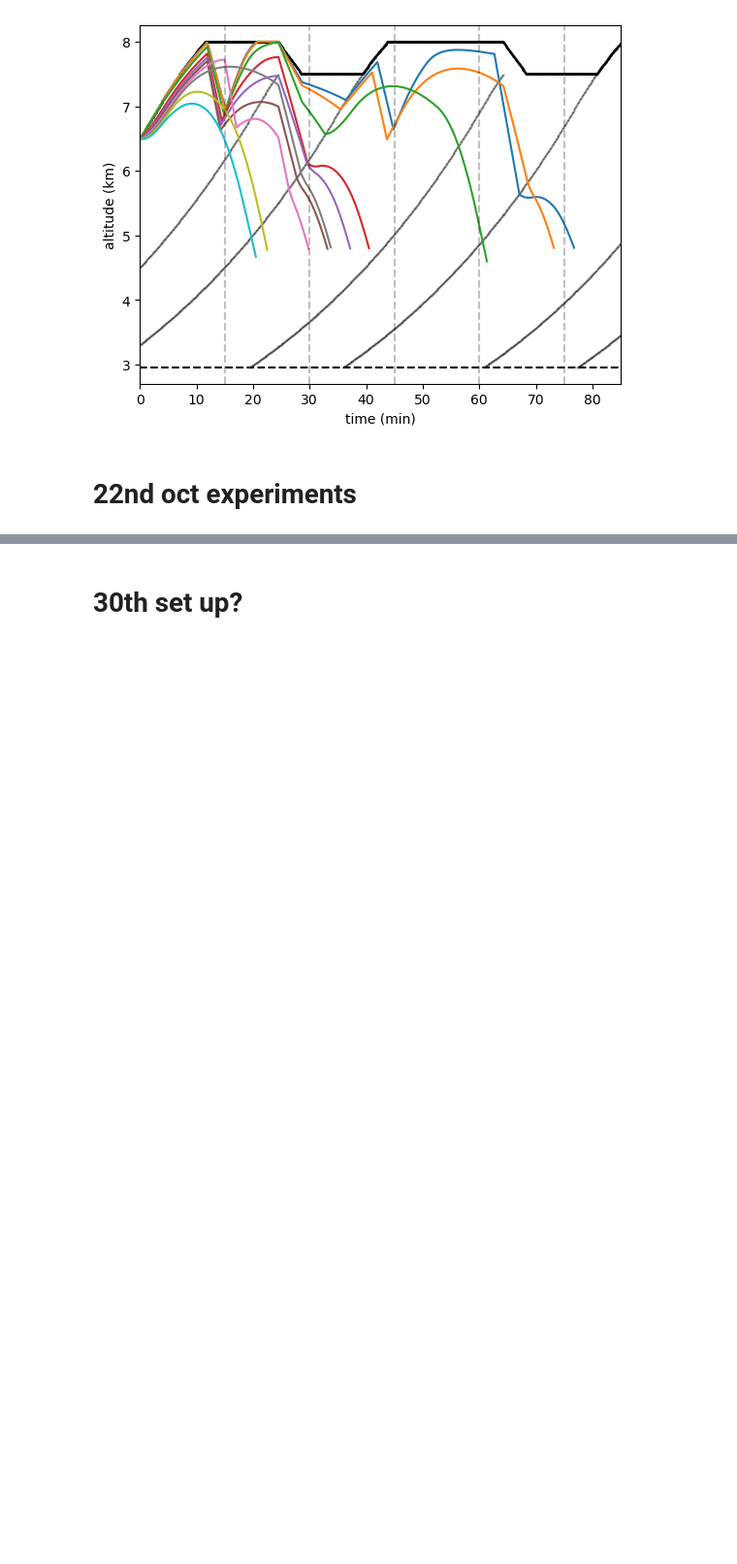
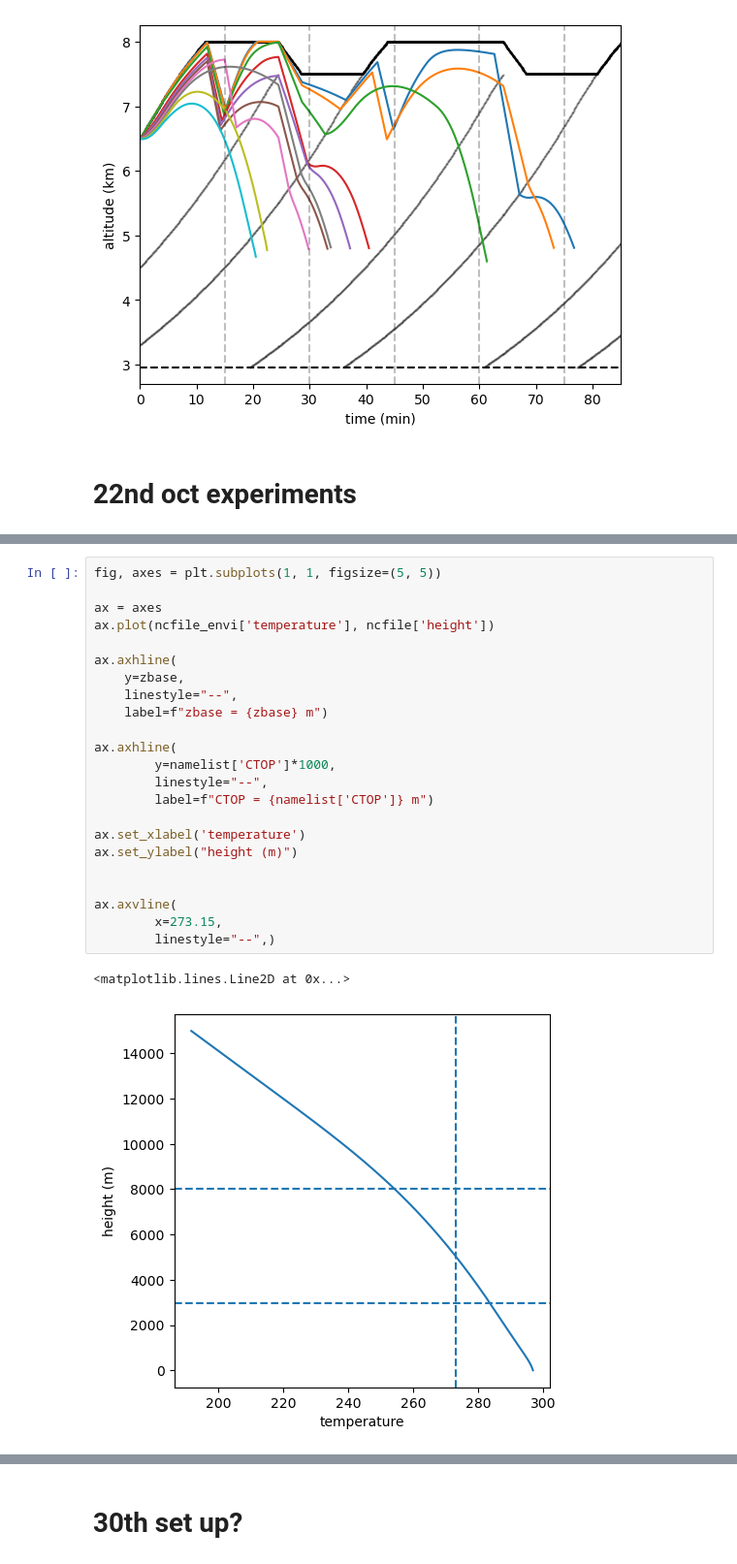
Before and after one commit to ezriri/simple-graupel-model, a Jupyter notebook: model_development/plotting_output.ipynb, the cells around one changed output, grey strips where cells are left out. Shown at 97% size. Cells and saved outputs as stored; diff of their text form; blank space fills up the shorter version.

```diff
--- a/model_development/plotting_output.ipynb
+++ b/model_development/plotting_output.ipynb
@@ -744,0 +744,26 @@ plt.show()
+# %%
+fig, axes = plt.subplots(1, 1, figsize=(5, 5))
+
+ax = axes
+ax.plot(ncfile_envi['temperature'], ncfile['height'])
+
+ax.axhline(
+    y=zbase,
+    linestyle="--",
+    label=f"zbase = {zbase} m")
+
+ax.axhline(
+        y=namelist['CTOP']*1000,
+        linestyle="--",
+        label=f"CTOP = {namelist['CTOP']} m")
+
+ax.set_xlabel('temperature')
+ax.set_ylabel("height (m)")
+
+
+ax.axvline(
+        x=273.15,
+        linestyle="--",)
+# %% [output]
+<matplotlib.lines.Line2D at 0x...>
+[figure, added]
```
Also changed, not shown: parts of 24 cells of this notebook, 9 other files.
